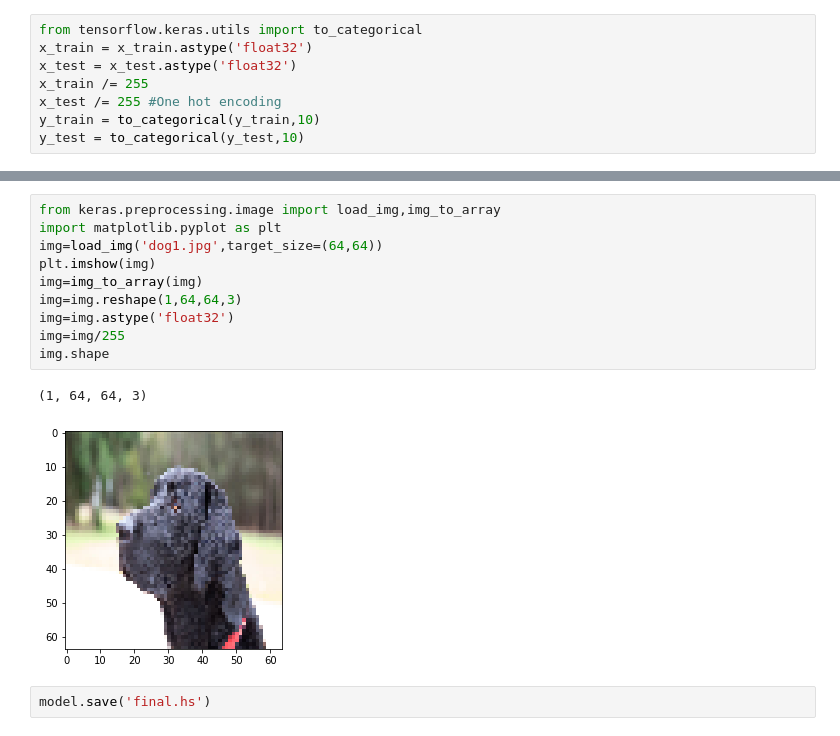
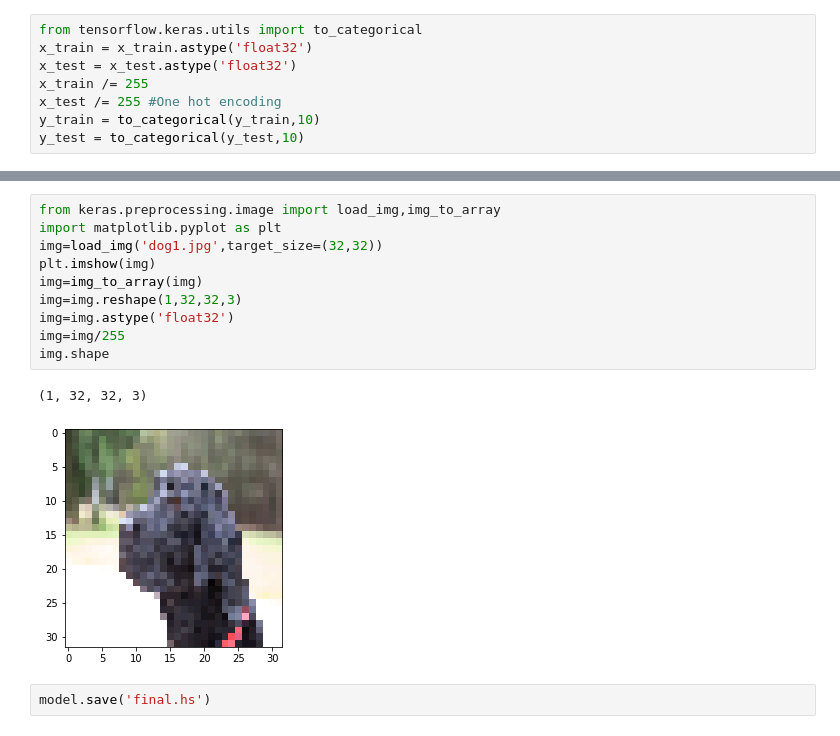
Before and after one commit to ktonon0401/AI-training, a Jupyter notebook: CNN.ipynb, the cells around one changed output, grey strips where cells are left out. Cells and saved outputs as stored; diff of their text form.

```diff
--- a/CNN.ipynb
+++ b/CNN.ipynb
@@ -76,16 +76,16 @@ Epoch 10/10
 # %%
 from keras.preprocessing.image import load_img,img_to_array
 import matplotlib.pyplot as plt
-img=load_img('dog1.jpg',target_size=(64,64))
+img=load_img('dog1.jpg',target_size=(32,32))
 plt.imshow(img)
 img=img_to_array(img)
-img=img.reshape(1,64,64,3)
+img=img.reshape(1,32,32,3)
 img=img.astype('float32')
 img=img/255
 img.shape
 # %% [output]
-(1, 64, 64, 3)
+(1, 32, 32, 3)
-[figure, old version]
+[figure, new version]
 # %%
 model.save('final.hs')
 # %% [output]
```
Also changed, not shown: parts of 5 cells of this notebook.
